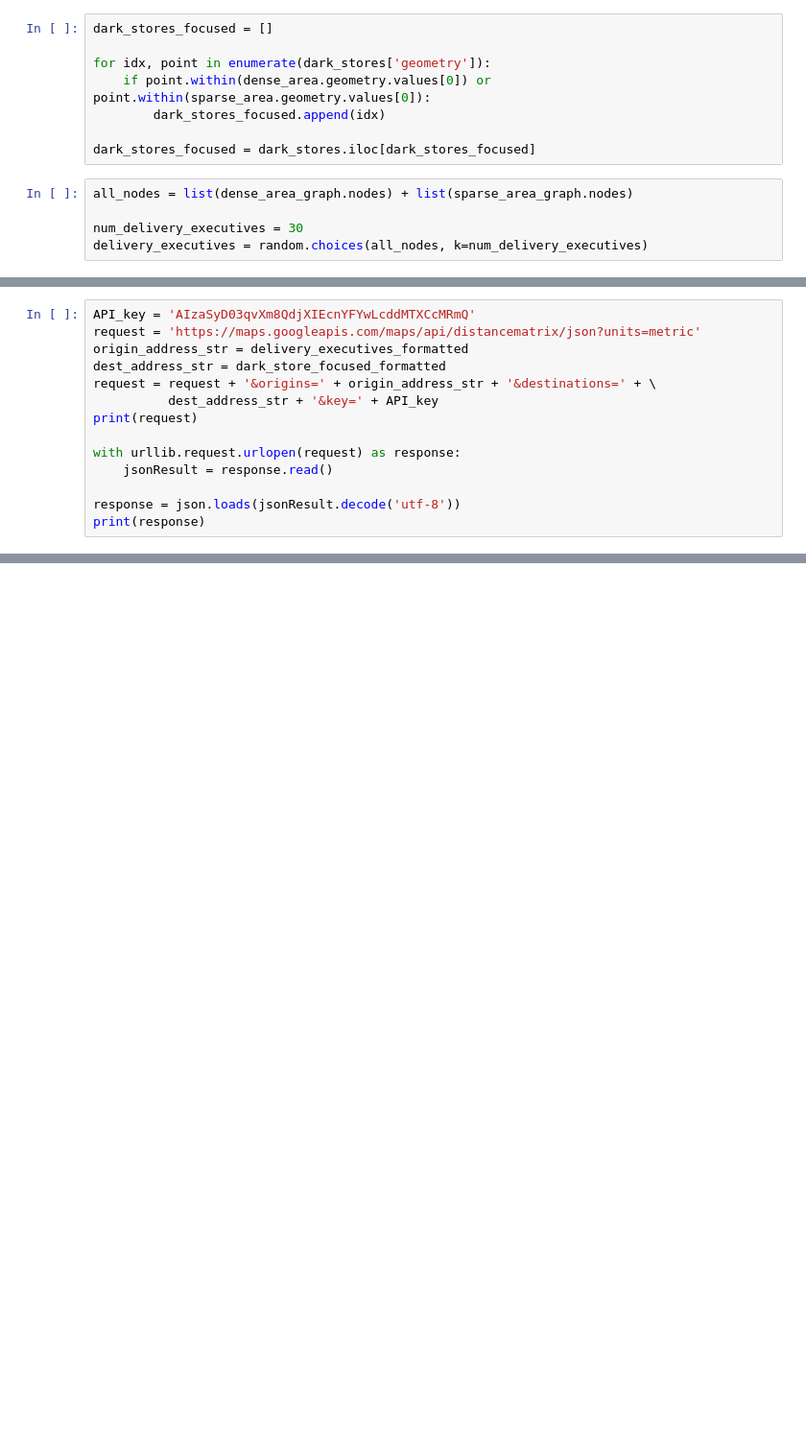
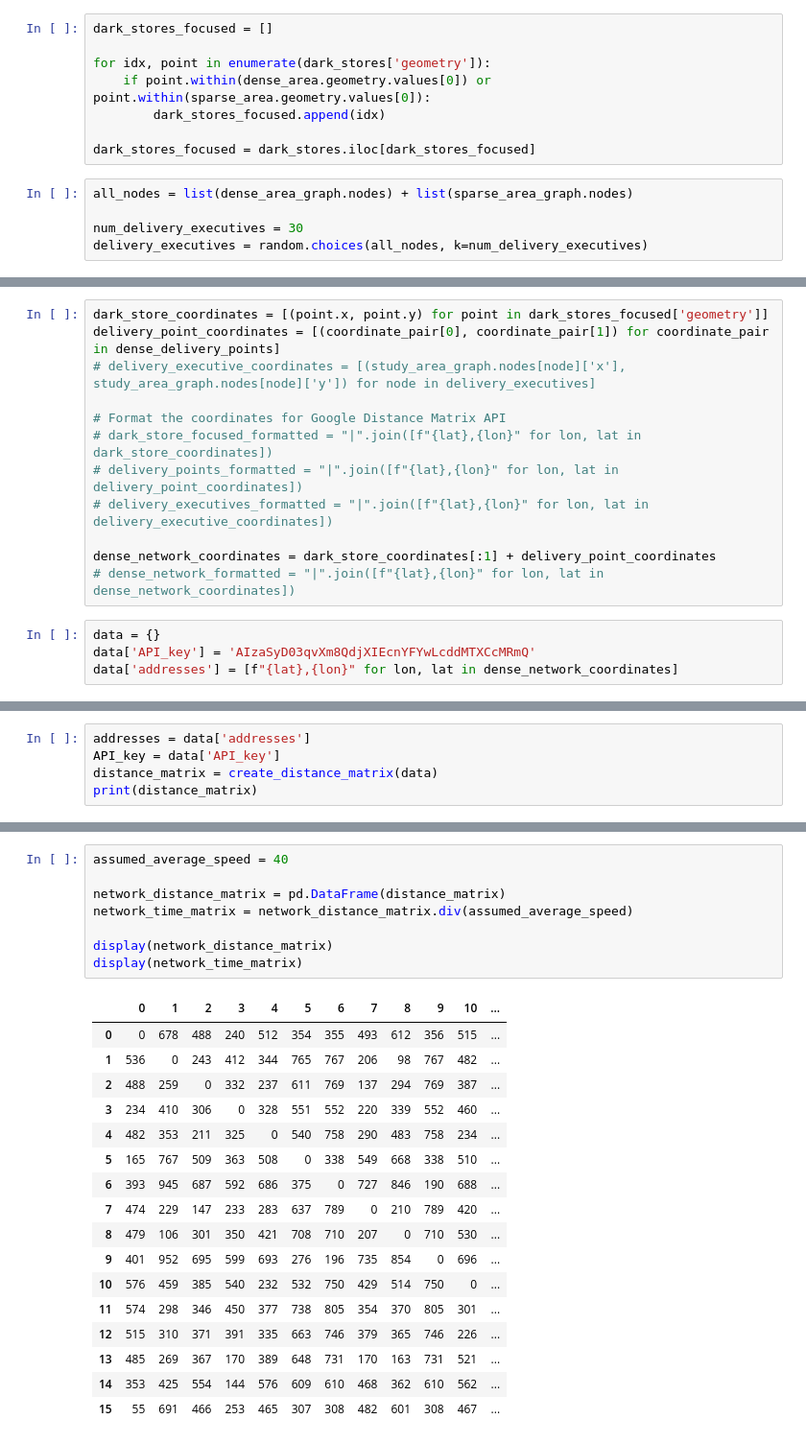
Before and after one commit to amariwyking/blinkit, a Jupyter notebook: data and code/time_distance_matrices.ipynb, the cells around one changed output, grey strips where cells are left out. Shown at 96% size. Cells and saved outputs as stored; diff of their text form; blank space fills up the shorter version.

```diff
--- a/data and code/time_distance_matrices.ipynb
+++ b/data and code/time_distance_matrices.ipynb
@@ -124,14 +115,0 @@ delivery_points_formatted = "|".join([f"{lat},{lon}" for lon, lat in delivery_po
-# %%
-API_key = 'AIzaSyD03qvXm8QdjXIEcnYFYwLcddMTXCcMRmQ'
-request = 'https://maps.googleapis.com/maps/api/distancematrix/json?units=metric'
-origin_address_str = delivery_executives_formatted
-dest_address_str = dark_store_focused_formatted
-request = request + '&origins=' + origin_address_str + '&destinations=' + \
-          dest_address_str + '&key=' + API_key
-print(request)
-
-with urllib.request.urlopen(request) as response:
-    jsonResult = response.read()
-
-response = json.loads(jsonResult.decode('utf-8'))
-print(response)
@@ -288,0 +116,16 @@ display(network_time_matrix)
+# %%
+dark_store_coordinates = [(point.x, point.y) for point in dark_stores_focused['geometry']]
+delivery_point_coordinates = [(coordinate_pair[0], coordinate_pair[1]) for coordinate_pair in dense_delivery_points]
+# delivery_executive_coordinates = [(study_area_graph.nodes[node]['x'], study_area_graph.nodes[node]['y']) for node in delivery_executives]
+
+# Format the coordinates for Google Distance Matrix API
+# dark_store_focused_formatted = "|".join([f"{lat},{lon}" for lon, lat in dark_store_coordinates])
+# delivery_points_formatted = "|".join([f"{lat},{lon}" for lon, lat in delivery_point_coordinates])
+# delivery_executives_formatted = "|".join([f"{lat},{lon}" for lon, lat in delivery_executive_coordinates])
+
+dense_network_coordinates = dark_store_coordinates[:1] + delivery_point_coordinates
+# dense_network_formatted = "|".join([f"{lat},{lon}" for lon, lat in dense_network_coordinates])
+# %%
+data = {}
+data['API_key'] = 'AIzaSyD03qvXm8QdjXIEcnYFYwLcddMTXCcMRmQ'
+data['addresses'] = [f"{lat},{lon}" for lon, lat in dense_network_coordinates]
@@ -288,0 +186,5 @@ display(network_time_matrix)
+# %%
+addresses = data['addresses']
+API_key = data['API_key']
+distance_matrix = create_distance_matrix(data)
+print(distance_matrix)
@@ -288,0 +193,26 @@ display(network_time_matrix)
+# %%
+assumed_average_speed = 40
+
+network_distance_matrix = pd.DataFrame(distance_matrix)
+network_time_matrix = network_distance_matrix.div(assumed_average_speed)
+
+display(network_distance_matrix)
+display(network_time_matrix)
+# %% [output]
+|  | 0 | 1 | 2 | 3 | 4 | 5 | 6 | 7 | 8 | 9 | 10 | ... |
+| 0 | 0 | 678 | 488 | 240 | 512 | 354 | 355 | 493 | 612 | 356 | 515 | ... |
+| 1 | 536 | 0 | 243 | 412 | 344 | 765 | 767 | 206 | 98 | 767 | 482 | ... |
+| 2 | 488 | 259 | 0 | 332 | 237 | 611 | 769 | 137 | 294 | 769 | 387 | ... |
+| 3 | 234 | 410 | 306 | 0 | 328 | 551 | 552 | 220 | 339 | 552 | 460 | ... |
+| 4 | 482 | 353 | 211 | 325 | 0 | 540 | 758 | 290 | 483 | 758 | 234 | ... |
+| 5 | 165 | 767 | 509 | 363 | 508 | 0 | 338 | 549 | 668 | 338 | 510 | ... |
+| 6 | 393 | 945 | 687 | 592 | 686 | 375 | 0 | 727 | 846 | 190 | 688 | ... |
+| 7 | 474 | 229 | 147 | 233 | 283 | 637 | 789 | 0 | 210 | 789 | 420 | ... |
+| 8 | 479 | 106 | 301 | 350 | 421 | 708 | 710 | 207 | 0 | 710 | 530 | ... |
+| 9 | 401 | 952 | 695 | 599 | 693 | 276 | 196 | 735 | 854 | 0 | 696 | ... |
+| 10 | 576 | 459 | 385 | 540 | 232 | 532 | 750 | 429 | 514 | 750 | 0 | ... |
+| 11 | 574 | 298 | 346 | 450 | 377 | 738 | 805 | 354 | 370 | 805 | 301 | ... |
+| 12 | 515 | 310 | 371 | 391 | 335 | 663 | 746 | 379 | 365 | 746 | 226 | ... |
+| 13 | 485 | 269 | 367 | 170 | 389 | 648 | 731 | 170 | 163 | 731 | 521 | ... |
+| 14 | 353 | 425 | 554 | 144 | 576 | 609 | 610 | 468 | 362 | 610 | 562 | ... |
+| 15 | 55 | 691 | 466 | 253 | 465 | 307 | 308 | 482 | 601 | 308 | 467 | ... |
```
Also changed, not shown: parts of 16 cells of this notebook.
